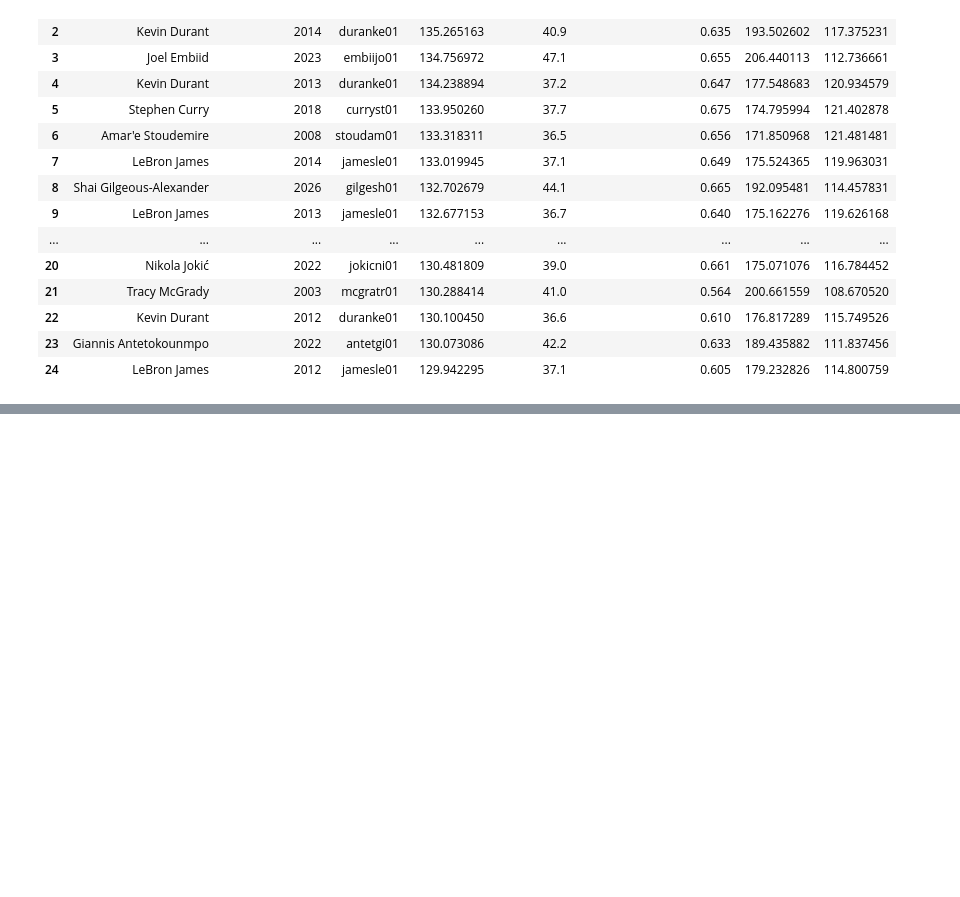
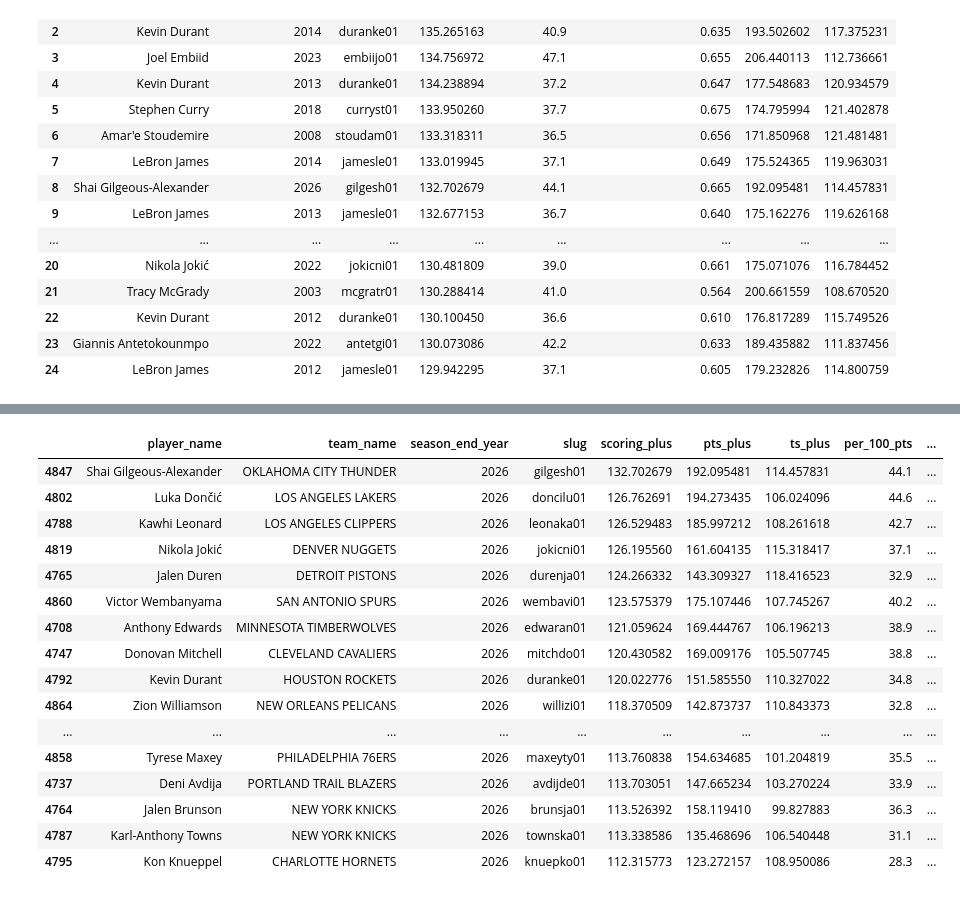
Before and after one commit to tmcewen66/basketball-analytics, a Jupyter notebook: brdatanb.ipynb, the cells around one changed output, grey strips where cells are left out. Cells and saved outputs as stored; diff of their text form; code cells hidden in the pictures; blank space fills up the shorter version.

```diff
--- a/brdatanb.ipynb
+++ b/brdatanb.ipynb
@@ -283,3 +283,11 @@ scoring_plus_leaders_df.head(25)
 | 22 | Kevin Durant | 2012 | duranke01 | 130.100450 | 36.6 | 0.610 | 176.817289 | 115.749526 |
 | 23 | Giannis Antetokounmpo | 2022 | antetgi01 | 130.073086 | 42.2 | 0.633 | 189.435882 | 111.837456 |
 | 24 | LeBron James | 2012 | jamesle01 | 129.942295 | 37.1 | 0.605 | 179.232826 | 114.800759 |
+# %%
+conn = sqlite3.connect('nba_stats.db')
+
+query = 'SELECT * FROM player_profile WHERE qualified = 1'
+player_profile_df = pd.read_sql_query(query, conn)
+conn.close()
+
+player_profile_df
@@ -285,0 +308,21 @@ scoring_plus_leaders_df.head(25)
+# %%
+plus_leaders_2026 = player_profile_df[player_profile_df['season_end_year'] == 2026].sort_values(by='scoring_plus', ascending=False).head(25)
+plus_leaders_2026
+# %% [output]
+|  | player_name | team_name | season_end_year | slug | scoring_plus | pts_plus | ts_plus | per_100_pts | ... |
+| 4847 | Shai Gilgeous-Alexander | OKLAHOMA CITY THUNDER | 2026 | gilgesh01 | 132.702679 | 192.095481 | 114.457831 | 44.1 | ... |
+| 4802 | Luka Dončić | LOS ANGELES LAKERS | 2026 | doncilu01 | 126.762691 | 194.273435 | 106.024096 | 44.6 | ... |
+| 4788 | Kawhi Leonard | LOS ANGELES CLIPPERS | 2026 | leonaka01 | 126.529483 | 185.997212 | 108.261618 | 42.7 | ... |
+| 4819 | Nikola Jokić | DENVER NUGGETS | 2026 | jokicni01 | 126.195560 | 161.604135 | 115.318417 | 37.1 | ... |
+| 4765 | Jalen Duren | DETROIT PISTONS | 2026 | durenja01 | 124.266332 | 143.309327 | 118.416523 | 32.9 | ... |
+| 4860 | Victor Wembanyama | SAN ANTONIO SPURS | 2026 | wembavi01 | 123.575379 | 175.107446 | 107.745267 | 40.2 | ... |
+| 4708 | Anthony Edwards | MINNESOTA TIMBERWOLVES | 2026 | edwaran01 | 121.059624 | 169.444767 | 106.196213 | 38.9 | ... |
+| 4747 | Donovan Mitchell | CLEVELAND CAVALIERS | 2026 | mitchdo01 | 120.430582 | 169.009176 | 105.507745 | 38.8 | ... |
+| 4792 | Kevin Durant | HOUSTON ROCKETS | 2026 | duranke01 | 120.022776 | 151.585550 | 110.327022 | 34.8 | ... |
+| 4864 | Zion Williamson | NEW ORLEANS PELICANS | 2026 | willizi01 | 118.370509 | 142.873737 | 110.843373 | 32.8 | ... |
+| ... | ... | ... | ... | ... | ... | ... | ... | ... | ... |
+| 4858 | Tyrese Maxey | PHILADELPHIA 76ERS | 2026 | maxeyty01 | 113.760838 | 154.634685 | 101.204819 | 35.5 | ... |
+| 4737 | Deni Avdija | PORTLAND TRAIL BLAZERS | 2026 | avdijde01 | 113.703051 | 147.665234 | 103.270224 | 33.9 | ... |
+| 4764 | Jalen Brunson | NEW YORK KNICKS | 2026 | brunsja01 | 113.526392 | 158.119410 | 99.827883 | 36.3 | ... |
+| 4787 | Karl-Anthony Towns | NEW YORK KNICKS | 2026 | townska01 | 113.338586 | 135.468696 | 106.540448 | 31.1 | ... |
+| 4795 | Kon Knueppel | CHARLOTTE HORNETS | 2026 | knuepko01 | 112.315773 | 123.272157 | 108.950086 | 28.3 | ... |
```
Also changed, not shown: parts of 2 cells of this notebook, 4 other files.
